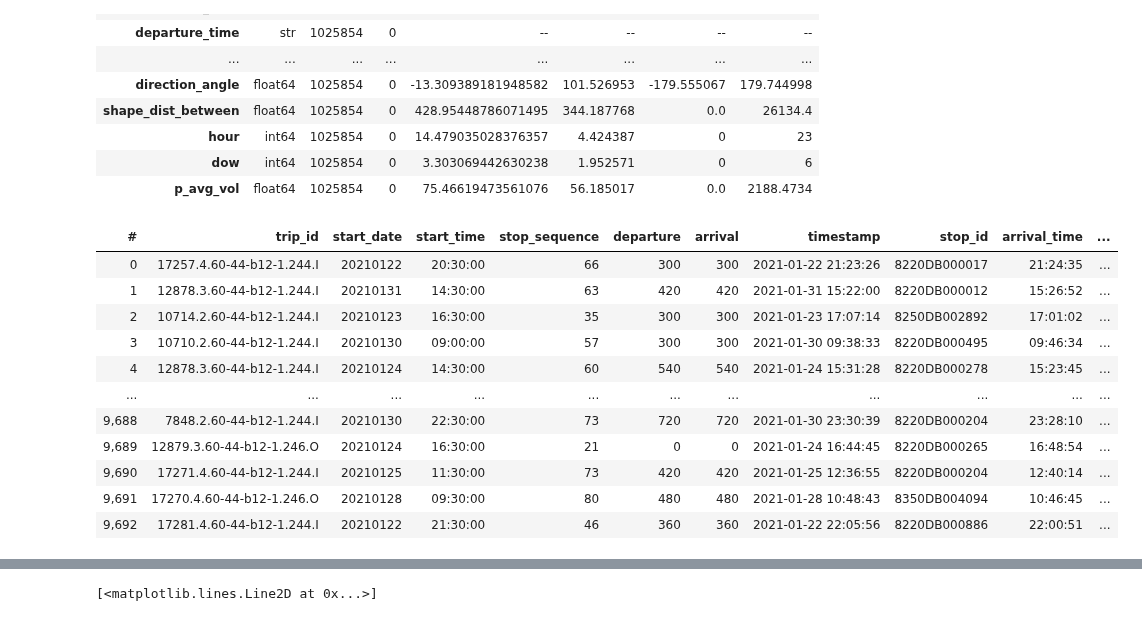
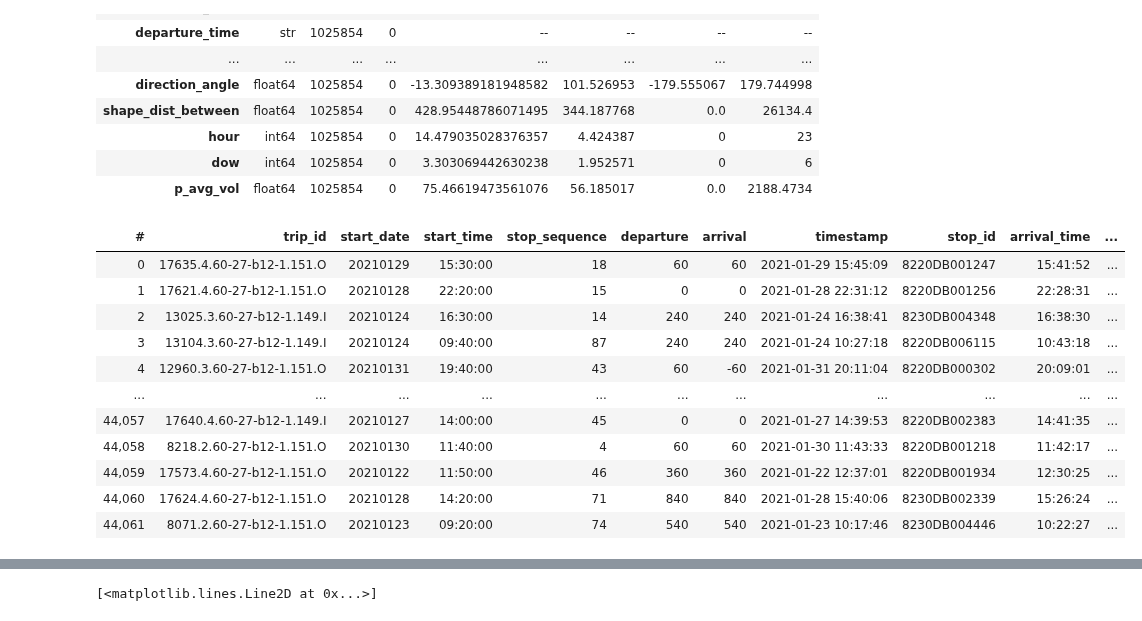
Before and after one commit to Drakodav/backend_d-dub, a Jupyter notebook: ml/processing/gtfsr_create_model.ipynb, the cells around one changed output, grey strips where cells are left out. Drawn from its saved outputs; the diff is of its cells as text; code cells hidden in the pictures.

```diff
--- a/ml/processing/gtfsr_create_model.ipynb
+++ b/ml/processing/gtfsr_create_model.ipynb
@@ -81,22 +81,22 @@ df.describe().T
 # %%
 # df[(df['hour'] == 0) & (df['dow'] == 0)]
 # %%
-one_route = df[df['route_id'] == '60-44-b12-1']
+one_route = df[df['route_id'] == '60-27-b12-1']
 one_route.export_hdf5('./output/one_route.hdf5')
 one_route
 # %% [output]
 | # | trip_id | start_date | start_time | stop_sequence | departure | arrival | timestamp | stop_id | arrival_time | ... |
-| 0 | 17257.4.60-44-b12-1.244.I | 20210122 | 20:30:00 | 66 | 300 | 300 | 2021-01-22 21:23:26 | 8220DB000017 | 21:24:35 | ... |
-| 1 | 12878.3.60-44-b12-1.244.I | 20210131 | 14:30:00 | 63 | 420 | 420 | 2021-01-31 15:22:00 | 8220DB000012 | 15:26:52 | ... |
-| 2 | 10714.2.60-44-b12-1.244.I | 20210123 | 16:30:00 | 35 | 300 | 300 | 2021-01-23 17:07:14 | 8250DB002892 | 17:01:02 | ... |
-| 3 | 10710.2.60-44-b12-1.244.I | 20210130 | 09:00:00 | 57 | 300 | 300 | 2021-01-30 09:38:33 | 8220DB000495 | 09:46:34 | ... |
-| 4 | 12878.3.60-44-b12-1.244.I | 20210124 | 14:30:00 | 60 | 540 | 540 | 2021-01-24 15:31:28 | 8220DB000278 | 15:23:45 | ... |
+| 0 | 17635.4.60-27-b12-1.151.O | 20210129 | 15:30:00 | 18 | 60 | 60 | 2021-01-29 15:45:09 | 8220DB001247 | 15:41:52 | ... |
+| 1 | 17621.4.60-27-b12-1.151.O | 20210128 | 22:20:00 | 15 | 0 | 0 | 2021-01-28 22:31:12 | 8220DB001256 | 22:28:31 | ... |
+| 2 | 13025.3.60-27-b12-1.149.I | 20210124 | 16:30:00 | 14 | 240 | 240 | 2021-01-24 16:38:41 | 8230DB004348 | 16:38:30 | ... |
+| 3 | 13104.3.60-27-b12-1.149.I | 20210124 | 09:40:00 | 87 | 240 | 240 | 2021-01-24 10:27:18 | 8220DB006115 | 10:43:18 | ... |
+| 4 | 12960.3.60-27-b12-1.151.O | 20210131 | 19:40:00 | 43 | 60 | -60 | 2021-01-31 20:11:04 | 8220DB000302 | 20:09:01 | ... |
 | ... | ... | ... | ... | ... | ... | ... | ... | ... | ... | ... |
-| 9,688 | 7848.2.60-44-b12-1.244.I | 20210130 | 22:30:00 | 73 | 720 | 720 | 2021-01-30 23:30:39 | 8220DB000204 | 23:28:10 | ... |
-| 9,689 | 12879.3.60-44-b12-1.246.O | 20210124 | 16:30:00 | 21 | 0 | 0 | 2021-01-24 16:44:45 | 8220DB000265 | 16:48:54 | ... |
-| 9,690 | 17271.4.60-44-b12-1.244.I | 20210125 | 11:30:00 | 73 | 420 | 420 | 2021-01-25 12:36:55 | 8220DB000204 | 12:40:14 | ... |
-| 9,691 | 17270.4.60-44-b12-1.246.O | 20210128 | 09:30:00 | 80 | 480 | 480 | 2021-01-28 10:48:43 | 8350DB004094 | 10:46:45 | ... |
-| 9,692 | 17281.4.60-44-b12-1.244.I | 20210122 | 21:30:00 | 46 | 360 | 360 | 2021-01-22 22:05:56 | 8220DB000886 | 22:00:51 | ... |
+| 44,057 | 17640.4.60-27-b12-1.149.I | 20210127 | 14:00:00 | 45 | 0 | 0 | 2021-01-27 14:39:53 | 8220DB002383 | 14:41:35 | ... |
+| 44,058 | 8218.2.60-27-b12-1.151.O | 20210130 | 11:40:00 | 4 | 60 | 60 | 2021-01-30 11:43:33 | 8220DB001218 | 11:42:17 | ... |
+| 44,059 | 17573.4.60-27-b12-1.151.O | 20210122 | 11:50:00 | 46 | 360 | 360 | 2021-01-22 12:37:01 | 8220DB001934 | 12:30:25 | ... |
+| 44,060 | 17624.4.60-27-b12-1.151.O | 20210128 | 14:20:00 | 71 | 840 | 840 | 2021-01-28 15:40:06 | 8230DB002339 | 15:26:24 | ... |
+| 44,061 | 8071.2.60-27-b12-1.151.O | 20210123 | 09:20:00 | 74 | 540 | 540 | 2021-01-23 10:17:46 | 8230DB004446 | 10:22:27 | ... |
 # %%
 df_train, df_test = vaex.open('./output/one_route.hdf5').ml.train_test_split(test_size=0.2, verbose=False)
 # df_train, df_test = df.ml.train_test_split(test_size=0.2, verbose=False)
```
Also changed, not shown: parts of 6 cells of this notebook, 2 other files.
